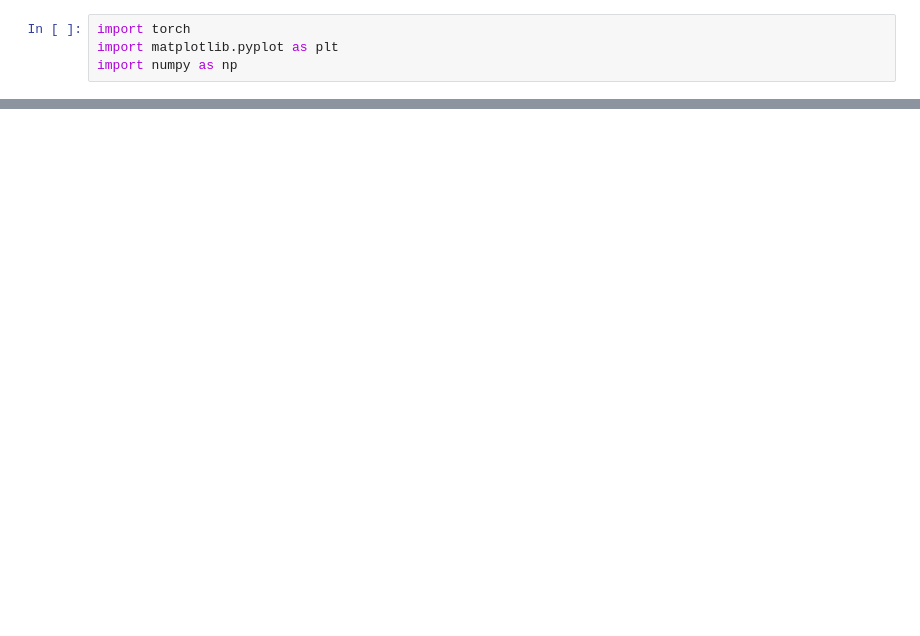
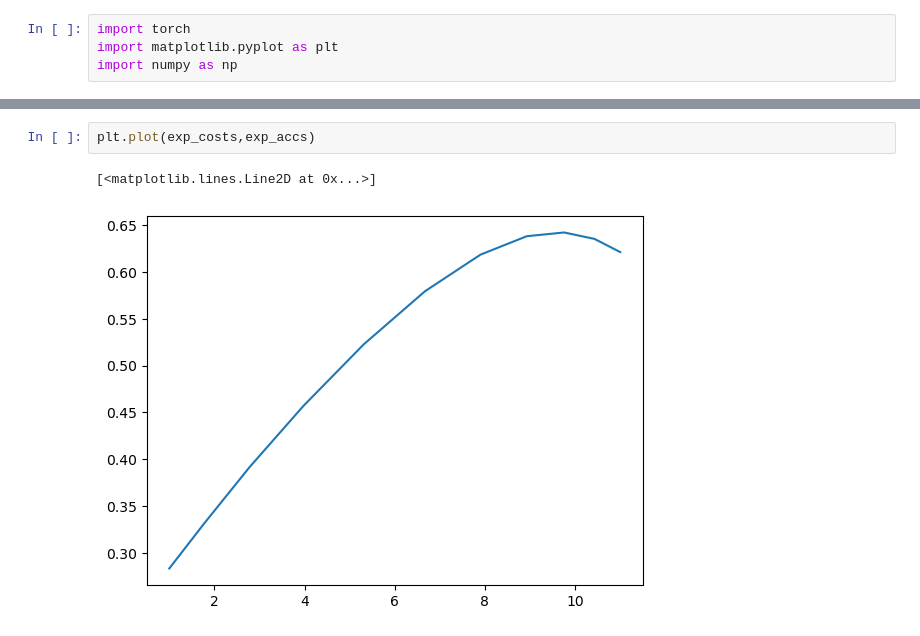
Before and after one commit to Geffen-Cooper/continual_learning_playground, a Jupyter notebook: src/test_time_kd/calib.ipynb, the cells around one changed output, grey strips where cells are left out. Drawn from its saved outputs; the diff is of its cells as text; blank space fills up the shorter version.

```diff
--- a/src/test_time_kd/calib.ipynb
+++ b/src/test_time_kd/calib.ipynb
@@ -45 +118,6 @@ tensor([0.0500, 0.1500, 0.2500, 0.3500, 0.4500, 0.5500, 0.6500, 0.7500, 0.8500,
+# %%
+plt.plot(exp_costs,exp_accs)
+# %% [output]
+[<matplotlib.lines.Line2D at 0x...>]
+[figure, added]
 # %%
```
Also changed, not shown: parts of 11 cells of this notebook, 1 other file.
